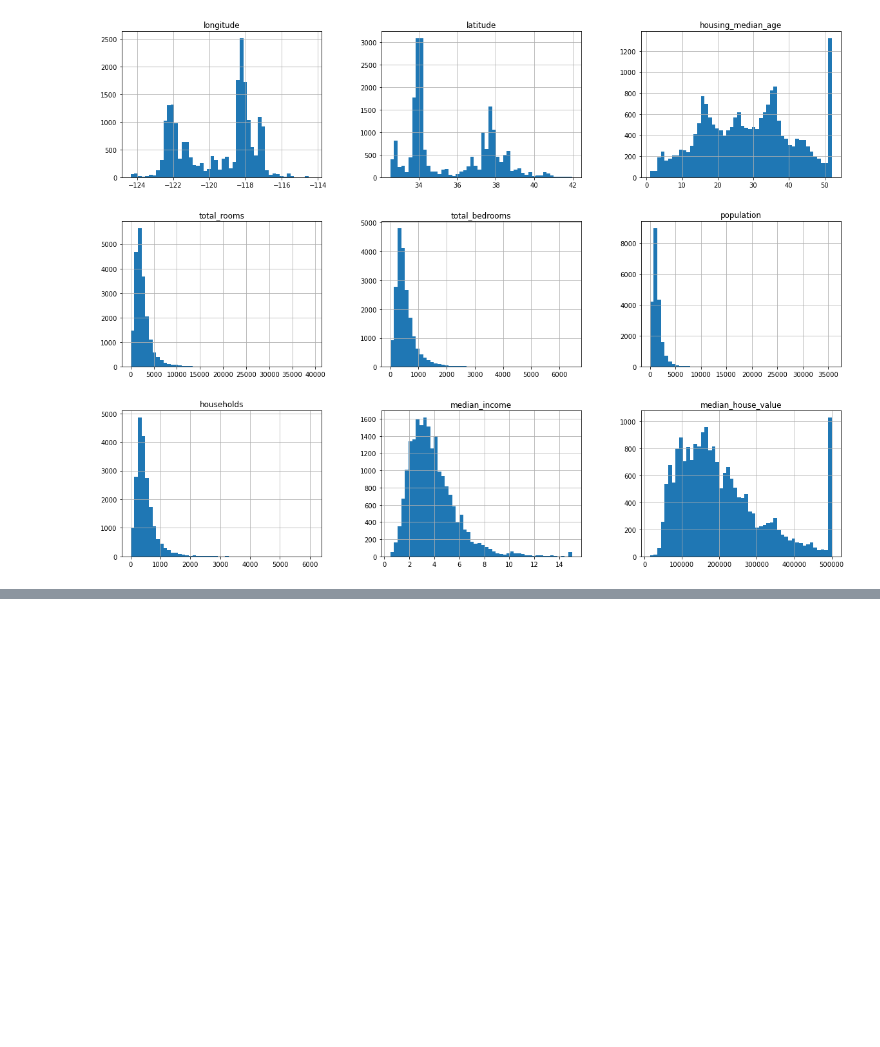
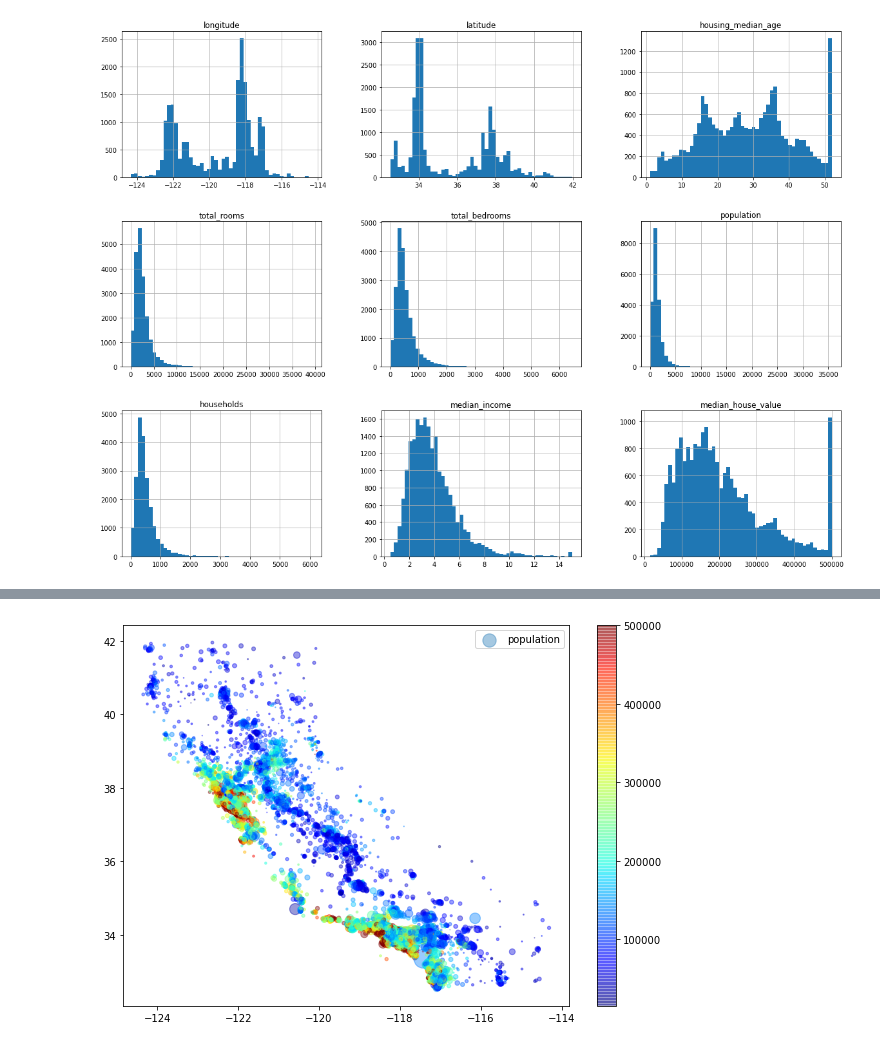
Before and after one commit to peteVo/Handson_HW, a Jupyter notebook: Chapter2/Housing.ipynb, the cells around one changed output, grey strips where cells are left out. Saved outputs shown, nothing was run; the diff lists cells and outputs as text; code cells hidden in the pictures; blank space fills up the shorter version.

```diff
--- a/Chapter2/Housing.ipynb
+++ b/Chapter2/Housing.ipynb
@@ -107,0 +141,8 @@ train_set, test_set = train_test_split(housing, test_size=0.2, random_state=42)
+# %%
+plt.figure(figsize=(10,7))
+plt.scatter(x=housing.longitude, y=housing.latitude, c=housing.median_house_value,
+           s=housing.population/100, cmap='jet', alpha=.4, label='population')
+plt.colorbar()
+plt.legend();
+# %% [output]
+[figure, added]
```
Also changed, not shown: parts of 9 cells of this notebook.
